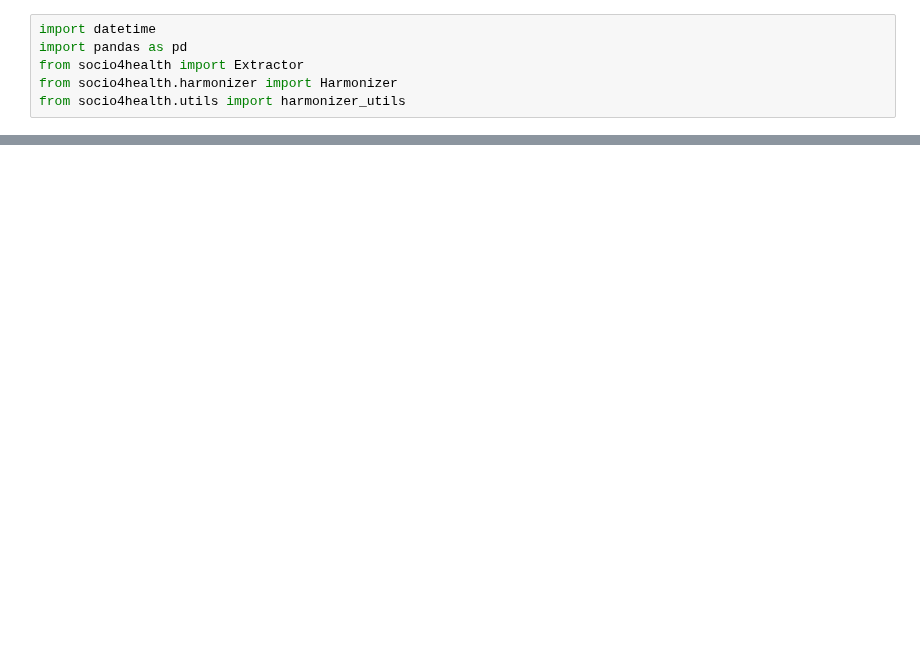
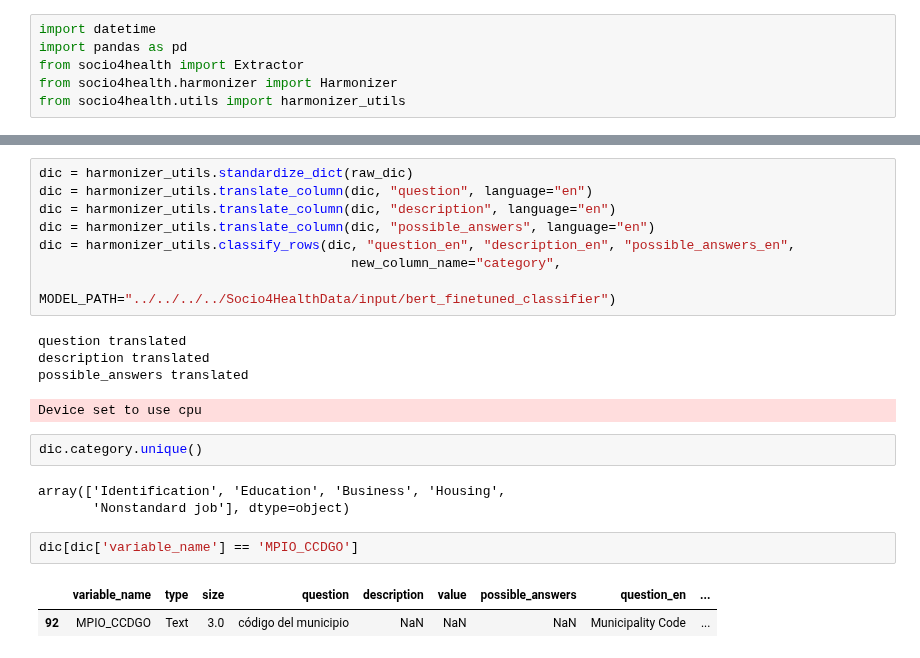
Before and after one commit to harmonize-tools/socio4health, a Jupyter notebook: docs/source/notebooks/example.ipynb, the cells around one changed output, grey strips where cells are left out. Saved outputs shown, nothing was run; the diff lists cells and outputs as text; blank space fills up the shorter version.

```diff
--- a/docs/source/notebooks/example.ipynb
+++ b/docs/source/notebooks/example.ipynb
@@ -101,2 +96,25 @@ prueba =[df_merged]
+# %%
+dic = harmonizer_utils.standardize_dict(raw_dic)
+dic = harmonizer_utils.translate_column(dic, "question", language="en")
+dic = harmonizer_utils.translate_column(dic, "description", language="en")
+dic = harmonizer_utils.translate_column(dic, "possible_answers", language="en")
+dic = harmonizer_utils.classify_rows(dic, "question_en", "description_en", "possible_answers_en",
+                                        new_column_name="category",
+                                        MODEL_PATH="../../../../Socio4HealthData/input/bert_finetuned_classifier")
+# %% [output]
+question translated
+description translated
+possible_answers translated
+Device set to use cpu
+# %%
+dic.category.unique()
+# %% [output]
+array(['Identification', 'Education', 'Business', 'Housing',
+       'Nonstandard job'], dtype=object)
+# %%
+dic[dic['variable_name'] == 'MPIO_CCDGO']
+# %% [output]
+|  | variable_name | type | size | question | description | value | possible_answers | question_en | ... |
+| 92 | MPIO_CCDGO | Text | 3.0 | código del municipio | NaN | NaN | NaN | Municipality Code | ... |
 # %%
 har = Harmonizer()
```
Also changed, not shown: parts of 16 cells of this notebook.
